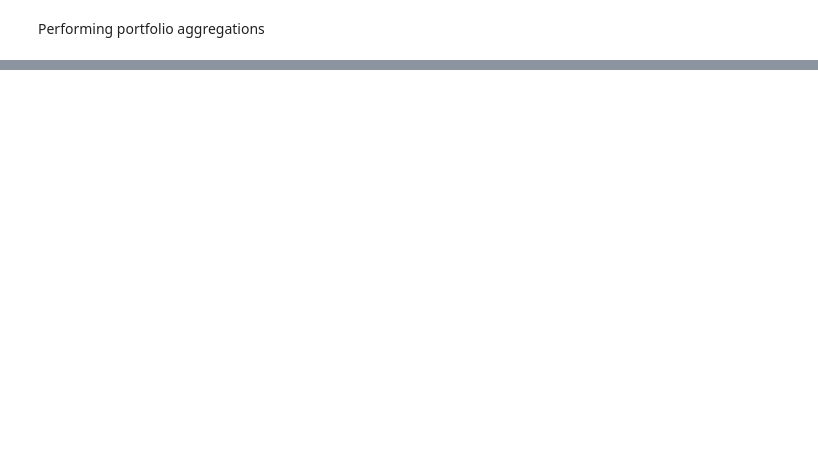
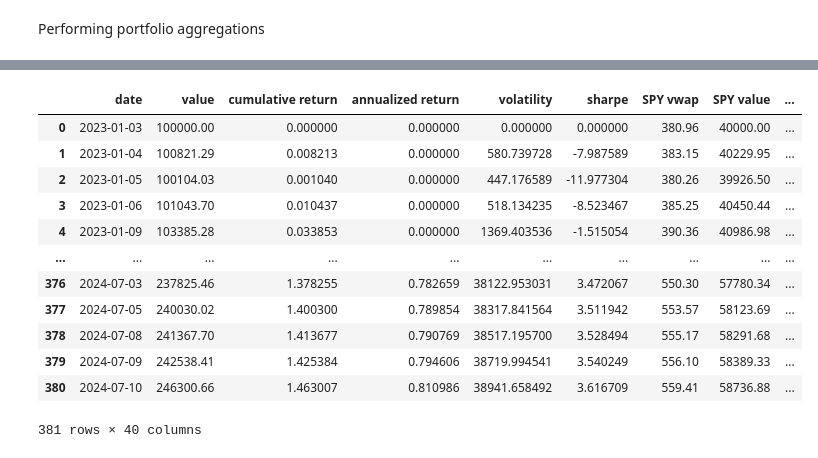
Before and after one commit to Swaxie/SkillStorm-Project-1, a Jupyter notebook: polygon_etl.ipynb, the cells around one changed output, grey strips where cells are left out. Drawn from its saved outputs; the diff is of its cells as text; code cells hidden in the pictures; blank space fills up the shorter version.

Commit message:
finished etl denormalization

```diff
--- a/polygon_etl.ipynb
+++ b/polygon_etl.ipynb
@@ -313,0 +339,36 @@ portfolio_aggs
+# %%
+# Denormalization
+portfolio_db = pd.concat([
+    portfolio_aggs,
+    SPY_etf_data[['vwap', 'value', 'cumulative return', 'volatility', 'sharpe']],
+    AMZN_stock_data[['vwap', 'value', 'cumulative return', 'volatility', 'sharpe']],
+    TSM_stock_data[['vwap', 'value', 'cumulative return', 'volatility', 'sharpe']],
+    AXP_stock_data[['vwap', 'value', 'cumulative return', 'volatility', 'sharpe']],
+    CELH_stock_data[['vwap', 'value', 'cumulative return', 'volatility', 'sharpe']],
+    NVDA_stock_data[['vwap', 'value', 'cumulative return', 'volatility', 'sharpe']],
+    USDJPY_forex_data[['vwap', 'value', 'cumulative return', 'percent change']]
+    ], join='outer', axis=1,
+    )
+portfolio_db.columns = ['date', 'value', 'cumulative return', 'annualized return', 'volatility', 'sharpe',
+        'SPY vwap', 'SPY value', 'SPY cumulative return', 'SPY volatility', 'SPY sharpe',
+        'AMZN vwap', 'AMZN value', 'AMZN cumulative return', 'AMZN volatility', 'AMZN sharpe',
+        'TSM vwap', 'TSM value', 'TSM cumulative return', 'TSM volatility', 'TSM sharpe',
+        'AXP vwap', 'AXP value', 'AXP cumulative return', 'AXP volatility', 'AXP sharpe',
+        'CELH vwap', 'CELH value', 'CELH cumulative return', 'CELH volatility', 'CELH sharpe',
+        'NVDA vwap', 'NVDA value', 'NVDA cumulative return', 'NVDA volatility', 'NVDA sharpe',
+        'USDJPY vwap', 'USDJPY value', 'USDJPY cumulative return', 'USDJPY percent change']
+portfolio_db
+# %% [output]
+|  | date | value | cumulative return | annualized return | volatility | sharpe | SPY vwap | SPY value | ... |
+| 0 | 2023-01-03 | 100000.00 | 0.000000 | 0.000000 | 0.000000 | 0.000000 | 380.96 | 40000.00 | ... |
+| 1 | 2023-01-04 | 100821.29 | 0.008213 | 0.000000 | 580.739728 | -7.987589 | 383.15 | 40229.95 | ... |
+| 2 | 2023-01-05 | 100104.03 | 0.001040 | 0.000000 | 447.176589 | -11.977304 | 380.26 | 39926.50 | ... |
+| 3 | 2023-01-06 | 101043.70 | 0.010437 | 0.000000 | 518.134235 | -8.523467 | 385.25 | 40450.44 | ... |
+| 4 | 2023-01-09 | 103385.28 | 0.033853 | 0.000000 | 1369.403536 | -1.515054 | 390.36 | 40986.98 | ... |
+| ... | ... | ... | ... | ... | ... | ... | ... | ... | ... |
+| 376 | 2024-07-03 | 237825.46 | 1.378255 | 0.782659 | 38122.953031 | 3.472067 | 550.30 | 57780.34 | ... |
+| 377 | 2024-07-05 | 240030.02 | 1.400300 | 0.789854 | 38317.841564 | 3.511942 | 553.57 | 58123.69 | ... |
+| 378 | 2024-07-08 | 241367.70 | 1.413677 | 0.790769 | 38517.195700 | 3.528494 | 555.17 | 58291.68 | ... |
+| 379 | 2024-07-09 | 242538.41 | 1.425384 | 0.794606 | 38719.994541 | 3.540249 | 556.10 | 58389.33 | ... |
+| 380 | 2024-07-10 | 246300.66 | 1.463007 | 0.810986 | 38941.658492 | 3.616709 | 559.41 | 58736.88 | ... |
+381 rows × 40 columns
```
Also changed, not shown: parts of 4 cells of this notebook.
